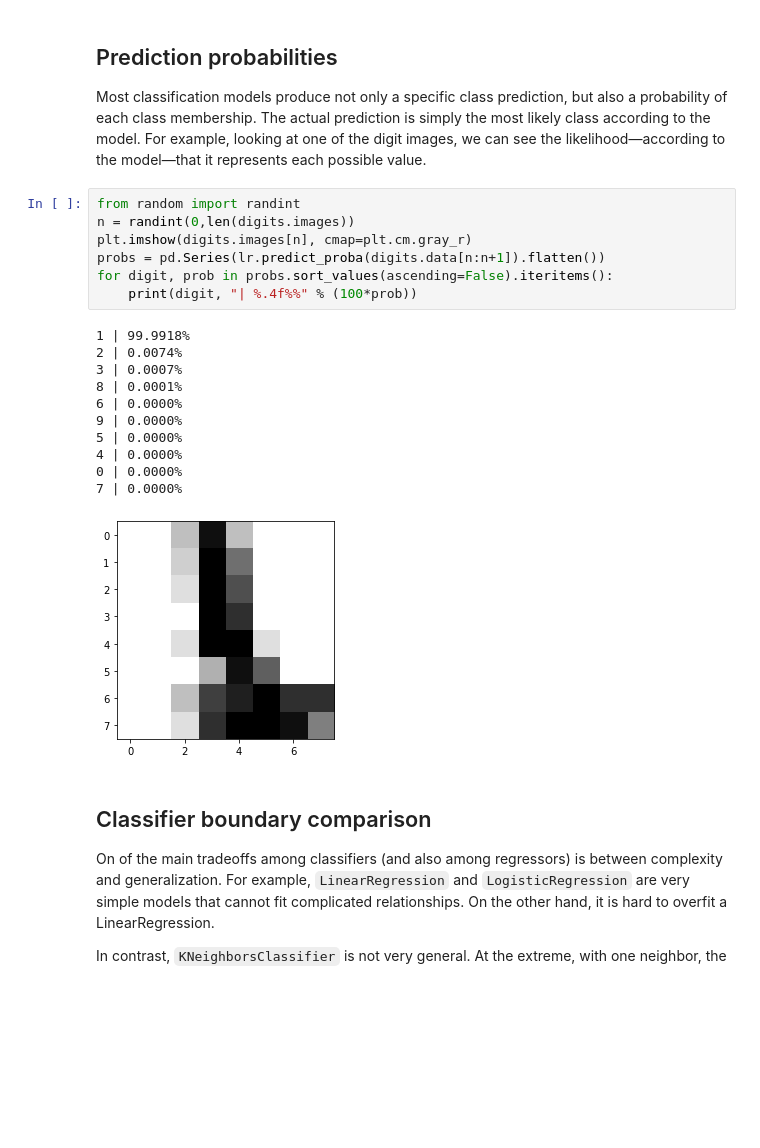
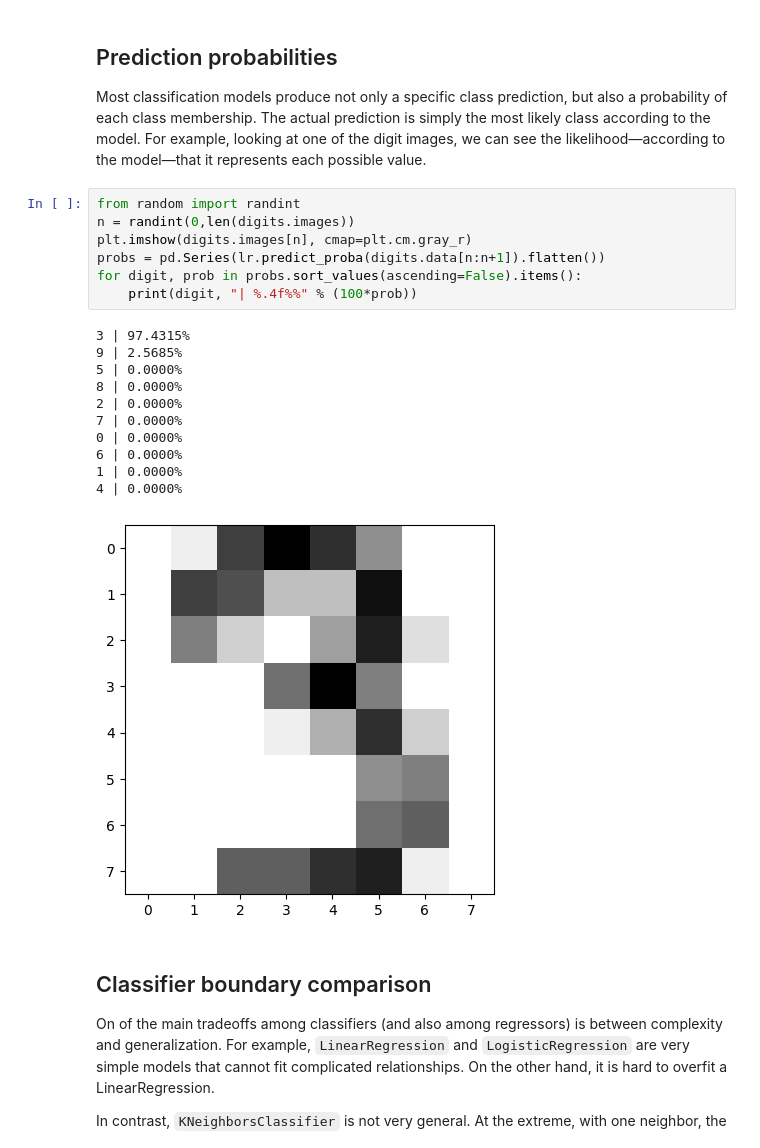
Before and after one commit to duhai-alshukaili/ML-Webinar, a Jupyter notebook: Classification.ipynb, the cells around one changed output. Saved outputs shown, nothing was run; the diff lists cells and outputs as text; blank space fills up the shorter version.

```diff
--- a/Classification.ipynb
+++ b/Classification.ipynb
@@ -432,22 +458,22 @@ Most classification models produce not only a specific class prediction, but als
 # %%
 from random import randint
 n = randint(0,len(digits.images))
 plt.imshow(digits.images[n], cmap=plt.cm.gray_r)
 probs = pd.Series(lr.predict_proba(digits.data[n:n+1]).flatten())
-for digit, prob in probs.sort_values(ascending=False).iteritems():
+for digit, prob in probs.sort_values(ascending=False).items():
     print(digit, "| %.4f%%" % (100*prob))
 # %% [output]
-1 | 99.9918%
-2 | 0.0074%
-3 | 0.0007%
-8 | 0.0001%
+3 | 97.4315%
+9 | 2.5685%
+5 | 0.0000%
+8 | 0.0000%
+2 | 0.0000%
+7 | 0.0000%
+0 | 0.0000%
 6 | 0.0000%
-9 | 0.0000%
-5 | 0.0000%
+1 | 0.0000%
 4 | 0.0000%
-0 | 0.0000%
-7 | 0.0000%
-[figure, old version]
+[figure, new version]
 # %% [markdown]
 ## Classifier boundary comparison
 
```
Also changed, not shown: parts of 7 cells of this notebook.
